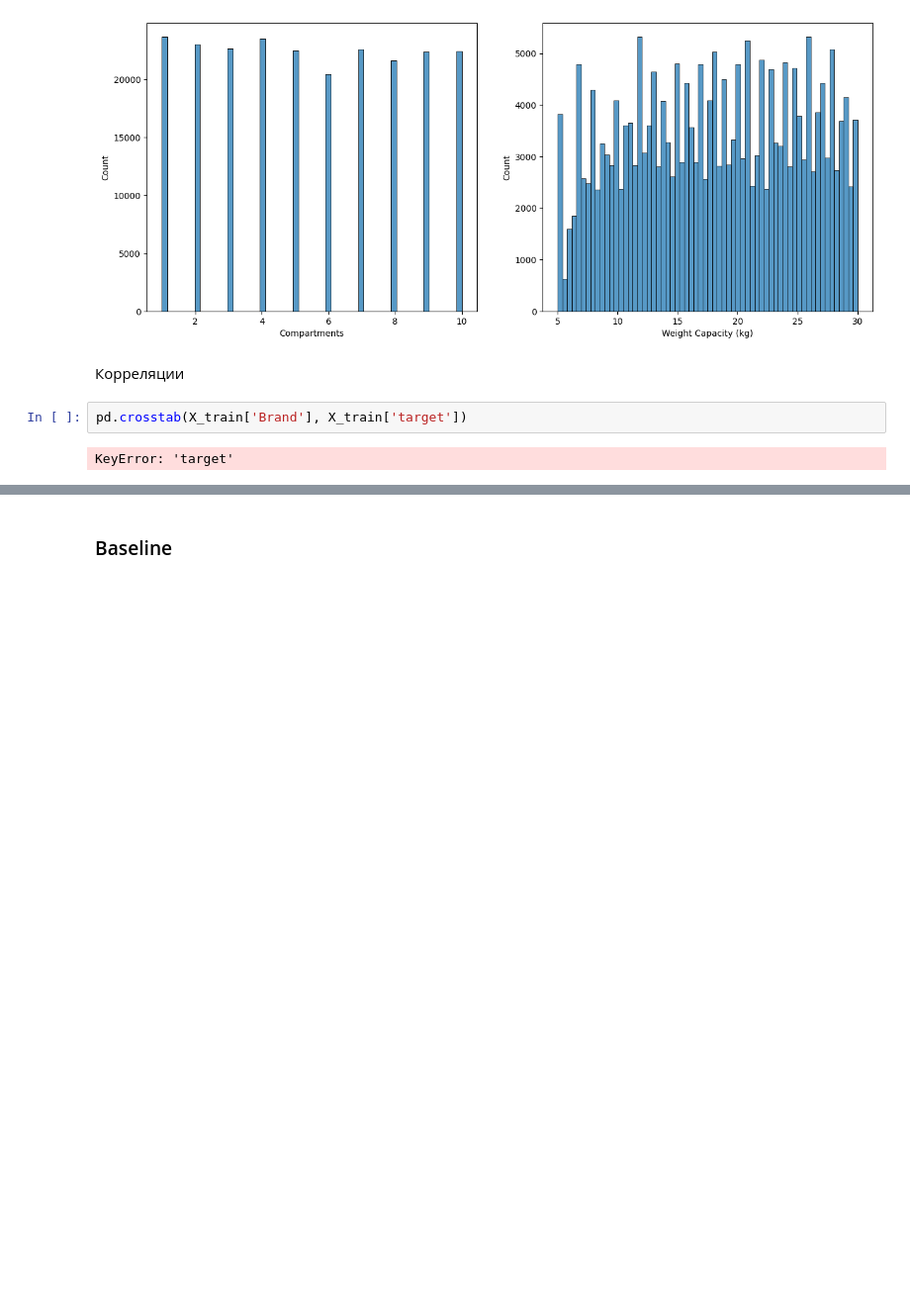
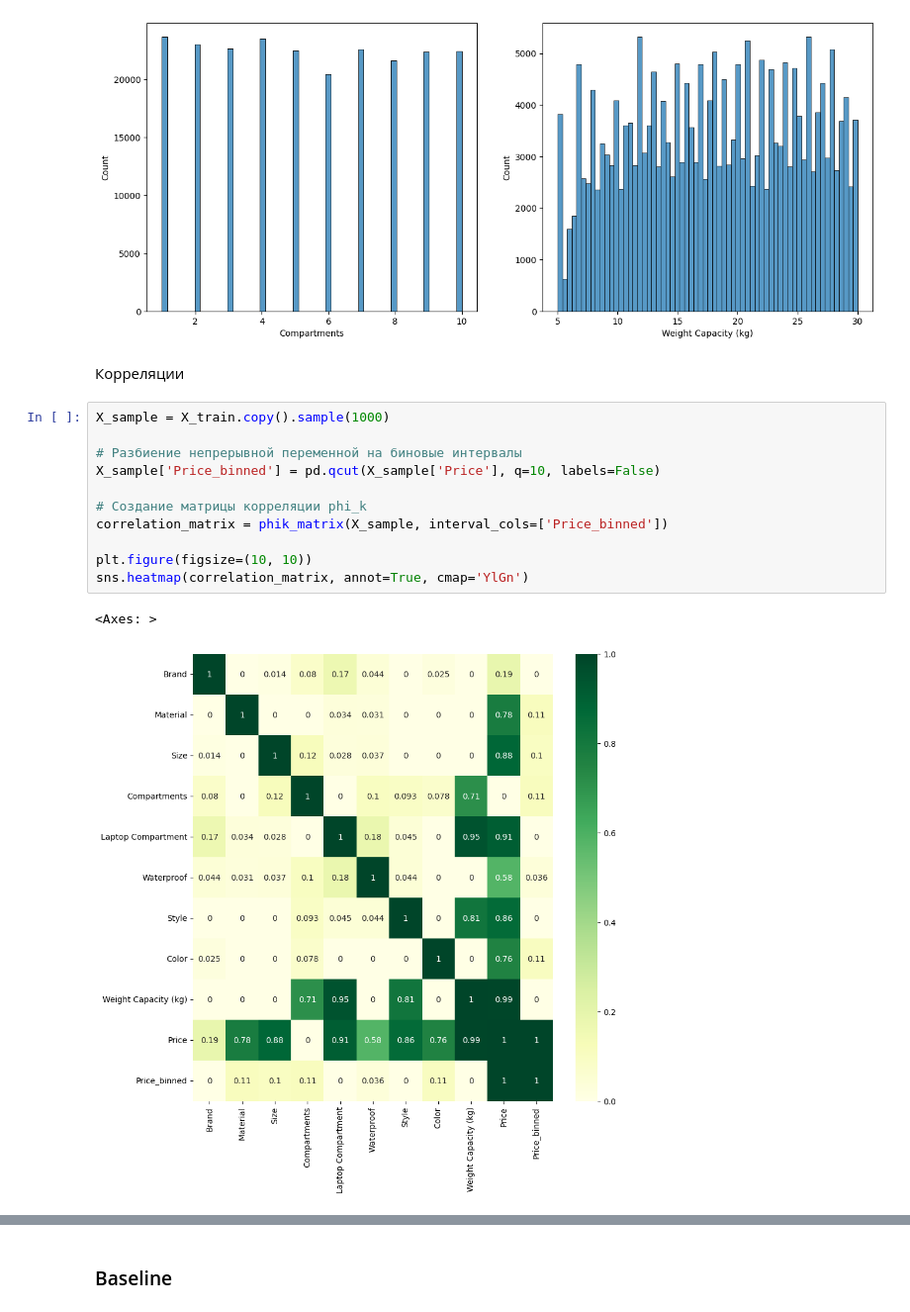
Before and after one commit to IlyaPhil/kaggle_backpack_prediction_challenge, a Jupyter notebook: submission.ipynb, the cells around one changed output, grey strips where cells are left out. Shown: that part at 99% size. Drawn from its saved outputs; the diff is of its cells as text; blank space fills up the shorter version.

```diff
--- a/submission.ipynb
+++ b/submission.ipynb
@@ -117,7 +121,17 @@ sns.histplot(data=X_train, x='Weight Capacity (kg)',ax=axes[1])
 [figure]
 # %% [markdown]
 Корреляции
-# %%
-pd.crosstab(X_train['Brand'], X_train['target'])
-# %% [output]
-KeyError: 'target'
+# %%
+X_sample = X_train.copy().sample(1000)
+
+# Разбиение непрерывной переменной на биновые интервалы
+X_sample['Price_binned'] = pd.qcut(X_sample['Price'], q=10, labels=False)
+
+# Создание матрицы корреляции phi_k
+correlation_matrix = phik_matrix(X_sample, interval_cols=['Price_binned'])
+
+plt.figure(figsize=(10, 10))
+sns.heatmap(correlation_matrix, annot=True, cmap='YlGn')
+# %% [output]
+<Axes: >
+[figure, added]
```
Also changed, not shown: parts of 29 cells of this notebook, 2 other files.
